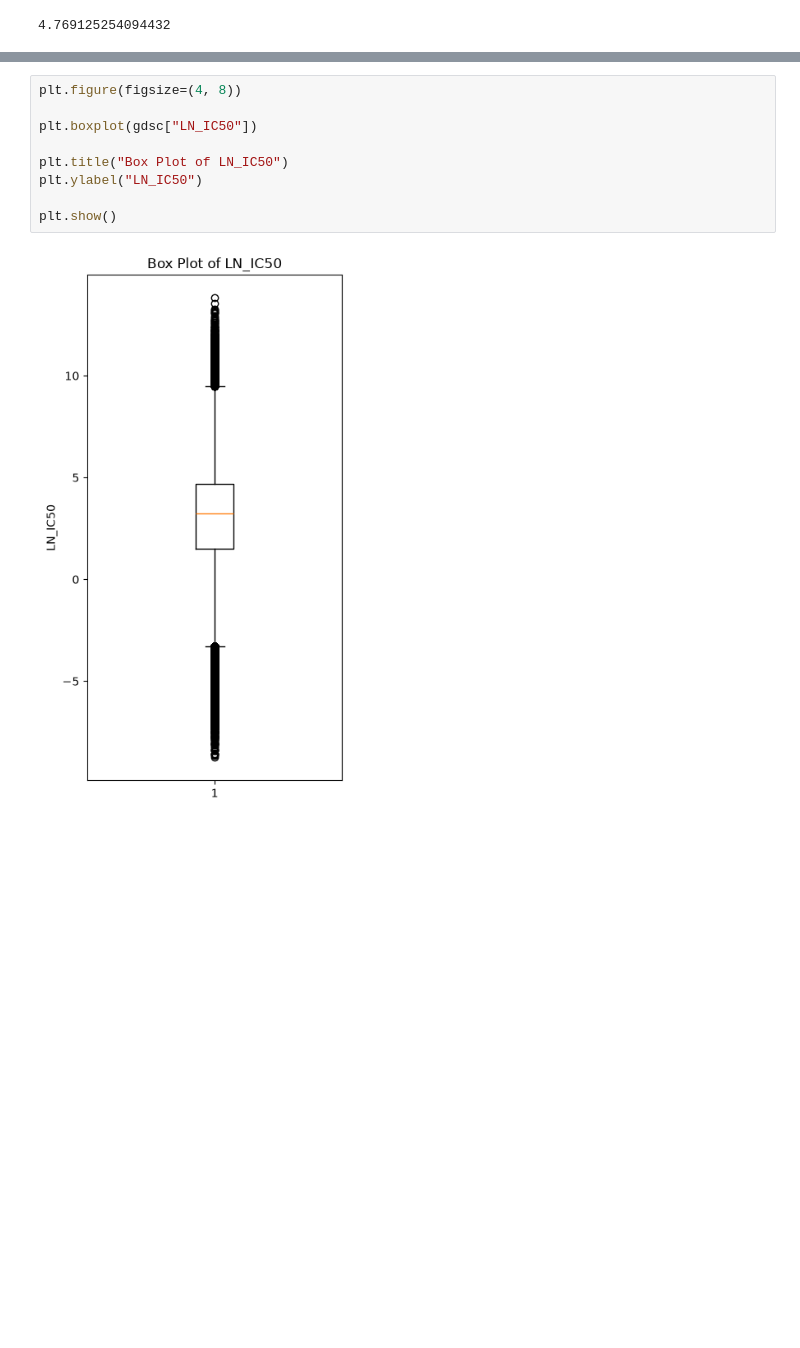
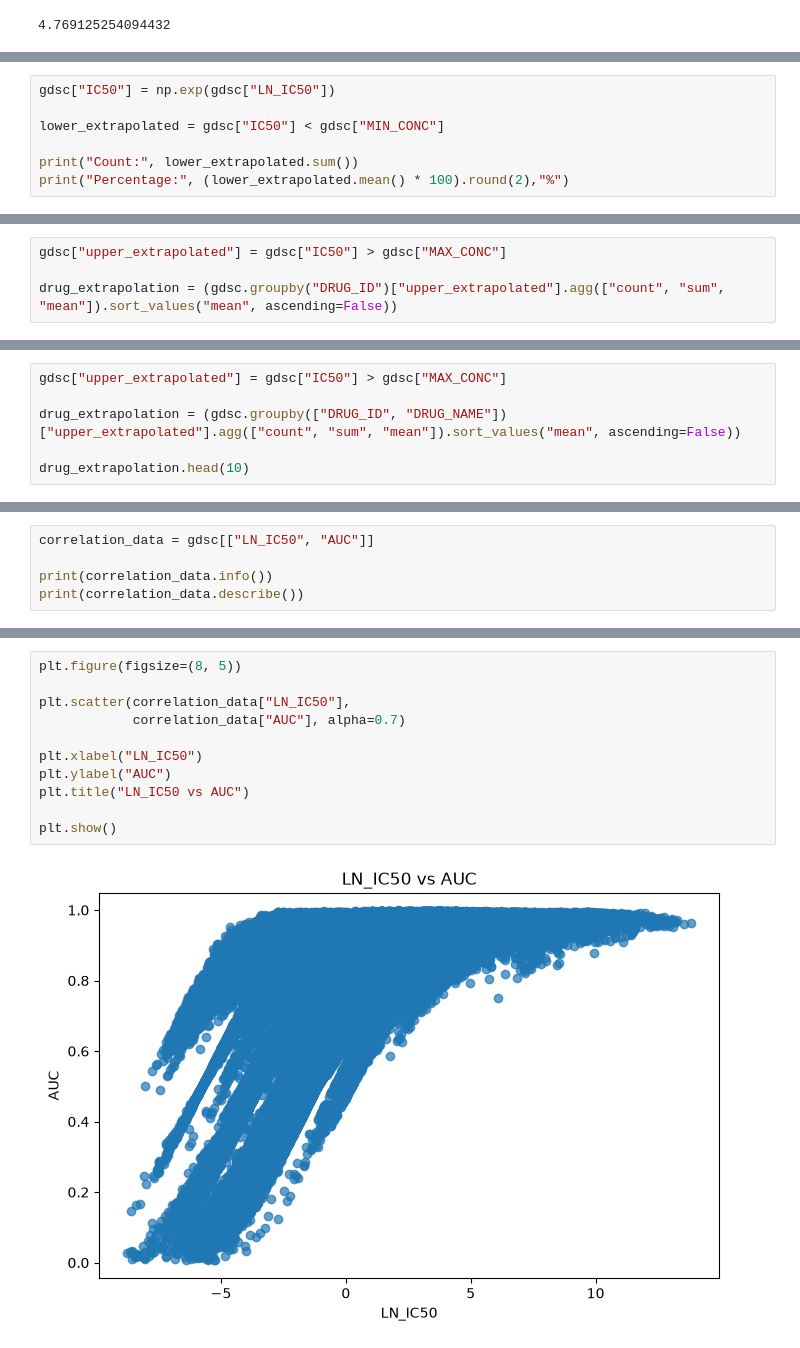
Before and after one commit to ReyhaNexus/GDSC2-drug-response_EDA, a Jupyter notebook: drug_response.ipynb, the cells around one changed output, grey strips where cells are left out. Drawn from its saved outputs; the diff is of its cells as text; blank space fills up the shorter version.

Commit message:
Update drug response EDA

```diff
--- a/drug_response.ipynb
+++ b/drug_response.ipynb
@@ -669,0 +1061,7 @@ len(outliers)/ len(gdsc) * 100
+# %%
+gdsc["IC50"] = np.exp(gdsc["LN_IC50"])
+
+lower_extrapolated = gdsc["IC50"] < gdsc["MIN_CONC"]
+
+print("Count:", lower_extrapolated.sum())
+print("Percentage:", (lower_extrapolated.mean() * 100).round(2),"%")
@@ -669,0 +1099,4 @@ len(outliers)/ len(gdsc) * 100
+# %%
+gdsc["upper_extrapolated"] = gdsc["IC50"] > gdsc["MAX_CONC"]
+
+drug_extrapolation = (gdsc.groupby("DRUG_ID")["upper_extrapolated"].agg(["count", "sum", "mean"]).sort_values("mean", ascending=False))
@@ -669,0 +1140,6 @@ len(outliers)/ len(gdsc) * 100
+# %%
+gdsc["upper_extrapolated"] = gdsc["IC50"] > gdsc["MAX_CONC"]
+
+drug_extrapolation = (gdsc.groupby(["DRUG_ID", "DRUG_NAME"])["upper_extrapolated"].agg(["count", "sum", "mean"]).sort_values("mean", ascending=False))
+
+drug_extrapolation.head(10)
@@ -669,0 +1177,5 @@ len(outliers)/ len(gdsc) * 100
+# %%
+correlation_data = gdsc[["LN_IC50", "AUC"]]
+
+print(correlation_data.info())
+print(correlation_data.describe())
@@ -670,11 +1222,13 @@ len(outliers)/ len(gdsc) * 100
 # %%
-plt.figure(figsize=(4, 8))
+plt.figure(figsize=(8, 5))
 
-plt.boxplot(gdsc["LN_IC50"])
+plt.scatter(correlation_data["LN_IC50"],
+            correlation_data["AUC"], alpha=0.7)
 
-plt.title("Box Plot of LN_IC50")
-plt.ylabel("LN_IC50")
+plt.xlabel("LN_IC50")
+plt.ylabel("AUC")
+plt.title("LN_IC50 vs AUC")
 
 plt.show()
 # %% [output]
-[figure, old version]
+[figure, new version]
```
Also changed, not shown: parts of 137 cells of this notebook.
